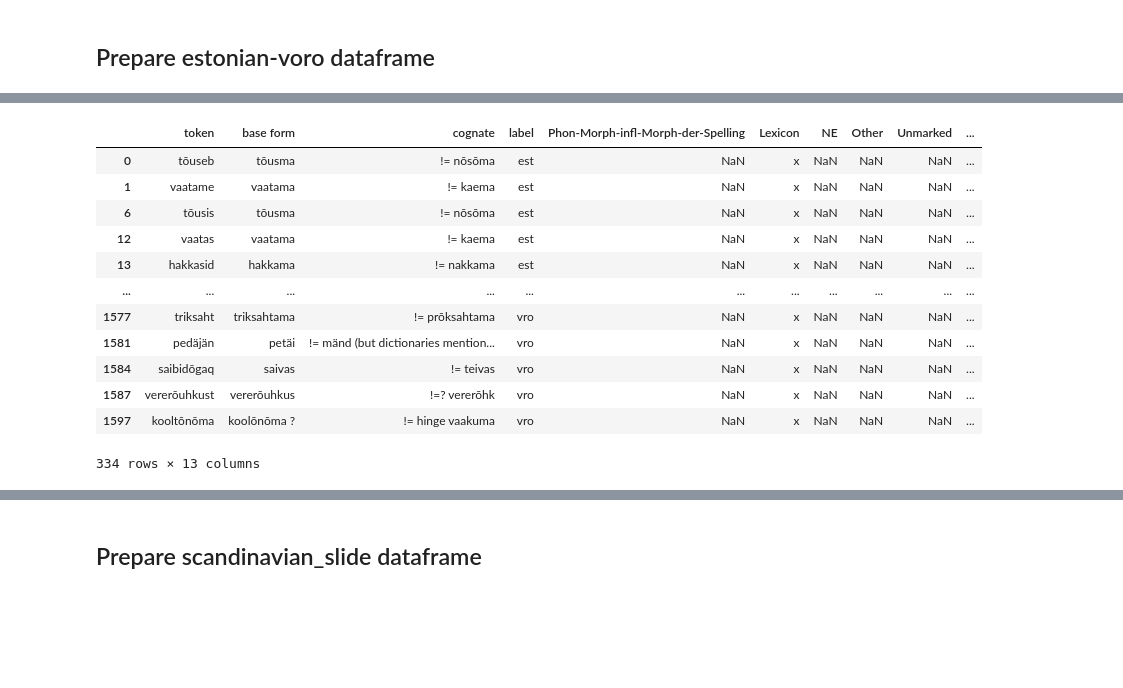
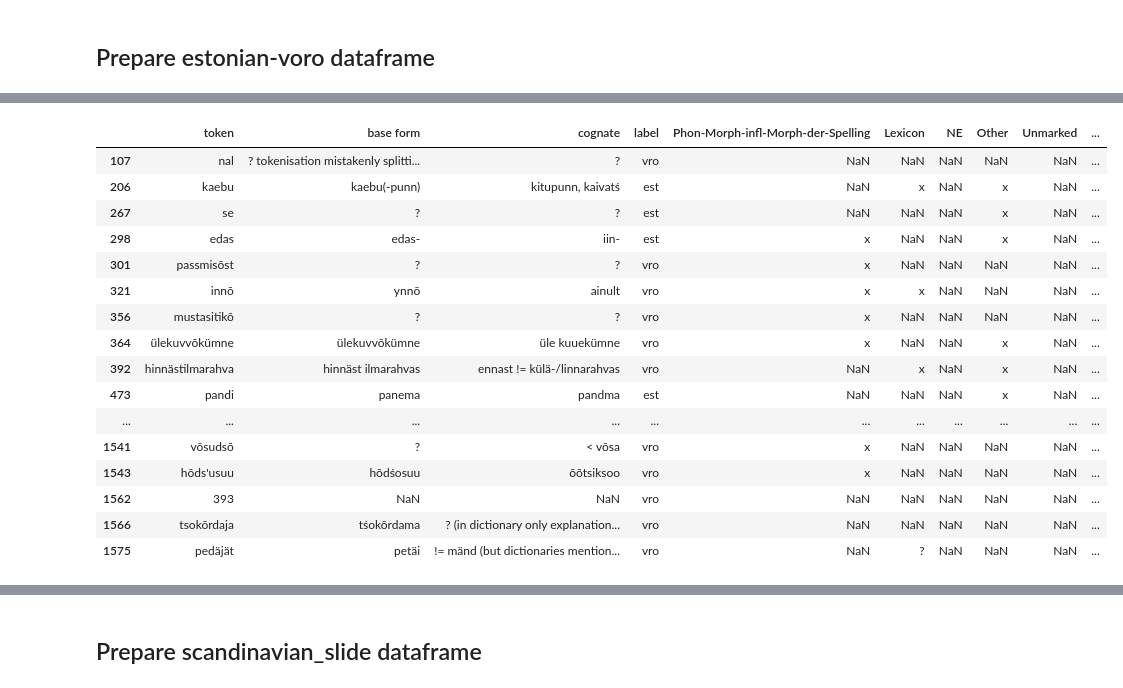
Before and after one commit to Helsinki-NLP/shibboleth, a Jupyter notebook: manual_eval/annotation_analysis_gh.ipynb, the cells around one changed output, grey strips where cells are left out. Cells and saved outputs as stored; diff of their text form; code cells hidden in the pictures; blank space fills up the shorter version.

```diff
--- a/manual_eval/annotation_analysis_gh.ipynb
+++ b/manual_eval/annotation_analysis_gh.ipynb
@@ -922,17 +426,32 @@ estonian_voro_df.loc[estonian_voro_df['Phon-Morph-infl-Morph-der-Spelling'].str.
-# %%
-estonian_voro_df[estonian_voro_df['Lexicon'].str.contains(r'x|\?', na=False)]
-# %% [output]
-|  | token | base form | cognate | label | Phon-Morph-infl-Morph-der-Spelling | Lexicon | NE | Other | Unmarked | ... |
-| 0 | tõuseb | tõusma | != nõsõma | est | NaN | x | NaN | NaN | NaN | ... |
-| 1 | vaatame | vaatama | != kaema | est | NaN | x | NaN | NaN | NaN | ... |
-| 6 | tõusis | tõusma | != nõsõma | est | NaN | x | NaN | NaN | NaN | ... |
-| 12 | vaatas | vaatama | != kaema | est | NaN | x | NaN | NaN | NaN | ... |
-| 13 | hakkasid | hakkama | != nakkama | est | NaN | x | NaN | NaN | NaN | ... |
-| ... | ... | ... | ... | ... | ... | ... | ... | ... | ... | ... |
-| 1577 | triksaht | triksahtama | != prõksahtama | vro | NaN | x | NaN | NaN | NaN | ... |
-| 1581 | pedäjän | petäi | != mänd (but dictionaries mention... | vro | NaN | x | NaN | NaN | NaN | ... |
-| 1584 | saibidõgaq | saivas | != teivas | vro | NaN | x | NaN | NaN | NaN | ... |
-| 1587 | vererõuhkust | vererõuhkus | !=? vererõhk | vro | NaN | x | NaN | NaN | NaN | ... |
-| 1597 | kooltõnõma | koolõnõma ? | != hinge vaakuma | vro | NaN | x | NaN | NaN | NaN | ... |
-334 rows × 13 columns
+# %%
+estonian_voro_df["unk"] = 0
+estonian_voro_df.loc[(estonian_voro_df['Unknown'].str.contains('x', na=False) | estonian_voro_df['Other'].str.contains('x', na=False)), "unk"] = 1
+estonian_voro_df["noshib"] = 0
+estonian_voro_df.loc[((estonian_voro_df["unk"] == 0) & estonian_voro_df['Unmarked'].str.contains('x', na=False)), "noshib"] = 1
+estonian_voro_df["lexshib"] = 0
+estonian_voro_df.loc[((estonian_voro_df["unk"] == 0) & (estonian_voro_df["noshib"] == 0) & estonian_voro_df['Lexicon'].str.contains('x', na=False)), "lexshib"] = 1
+estonian_voro_df["nonlexshib"] = 0
+estonian_voro_df.loc[((estonian_voro_df["unk"] == 0) & (estonian_voro_df["noshib"] == 0) & (estonian_voro_df["lexshib"] == 0) & estonian_voro_df['Phon-Morph-infl-Morph-der-Spelling'].str.contains(r'x|s', na=False)), "nonlexshib"] = 1
+
+estonian_voro_df.loc[estonian_voro_df["unk"] + estonian_voro_df["noshib"] + estonian_voro_df["lexshib"] + estonian_voro_df["nonlexshib"] == 0, "unk"] += 1
+
+estonian_voro_df[estonian_voro_df["unk"] >= 1]
+# %% [output]
+|  | token | base form | cognate | label | Phon-Morph-infl-Morph-der-Spelling | Lexicon | NE | Other | Unmarked | ... |
+| 107 | nal | ? tokenisation mistakenly splitti... | ? | vro | NaN | NaN | NaN | NaN | NaN | ... |
+| 206 | kaebu | kaebu(-punn) | kitupunn, kaivatś | est | NaN | x | NaN | x | NaN | ... |
+| 267 | se | ? | ? | est | NaN | NaN | NaN | x | NaN | ... |
+| 298 | edas | edas- | iin- | est | x | NaN | NaN | x | NaN | ... |
+| 301 | passmisõst | ? | ? | vro | x | NaN | NaN | NaN | NaN | ... |
+| 321 | innõ | ynnõ | ainult | vro | x | x | NaN | NaN | NaN | ... |
+| 356 | mustasitikõ | ? | ? | vro | x | NaN | NaN | NaN | NaN | ... |
+| 364 | ülekuvvõkümne | ülekuvvõkümne | üle kuuekümne | vro | x | NaN | NaN | x | NaN | ... |
+| 392 | hinnästilmarahva | hinnäst ilmarahvas | ennast != külä-/linnarahvas | vro | NaN | x | NaN | x | NaN | ... |
+| 473 | pandi | panema | pandma | est | NaN | NaN | NaN | x | NaN | ... |
+| ... | ... | ... | ... | ... | ... | ... | ... | ... | ... | ... |
+| 1541 | võsudsõ | ? | < võsa | vro | x | NaN | NaN | NaN | NaN | ... |
+| 1543 | hõds'usuu | hõdśosuu | õõtsiksoo | vro | x | NaN | NaN | NaN | NaN | ... |
+| 1562 | 393 | NaN | NaN | vro | NaN | NaN | NaN | NaN | NaN | ... |
+| 1566 | tsokõrdaja | tśokõrdama | ? (in dictionary only explanation... | vro | NaN | NaN | NaN | NaN | NaN | ... |
+| 1575 | pedäjät | petäi | != mänd (but dictionaries mention... | vro | NaN | ? | NaN | NaN | NaN | ... |
 # %%
```
Also changed, not shown: parts of 87 cells of this notebook, 8 other files.
